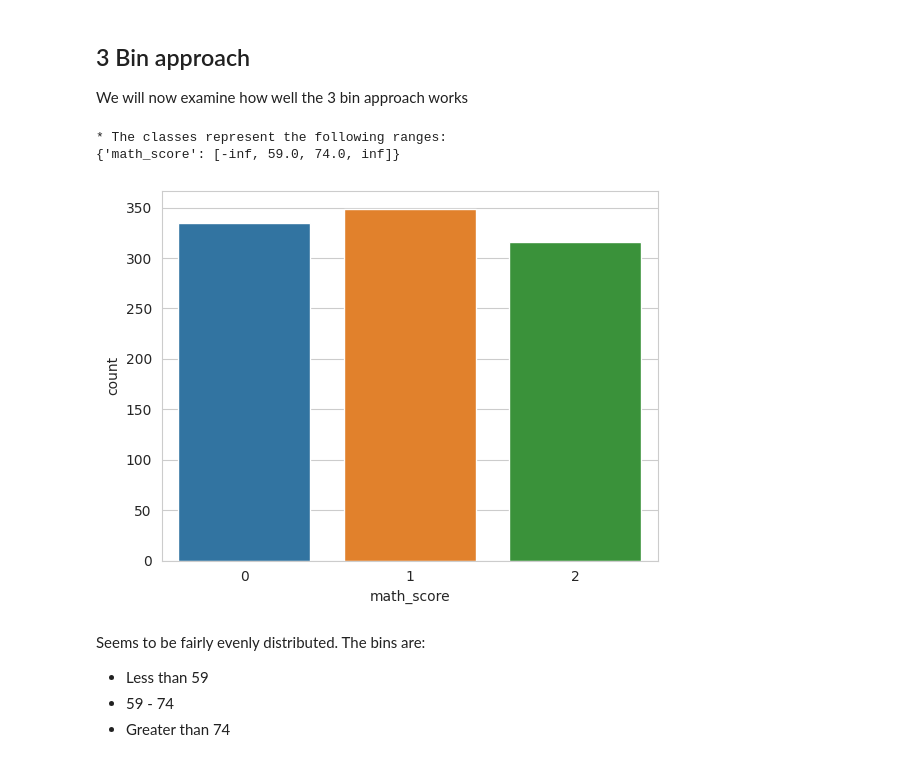
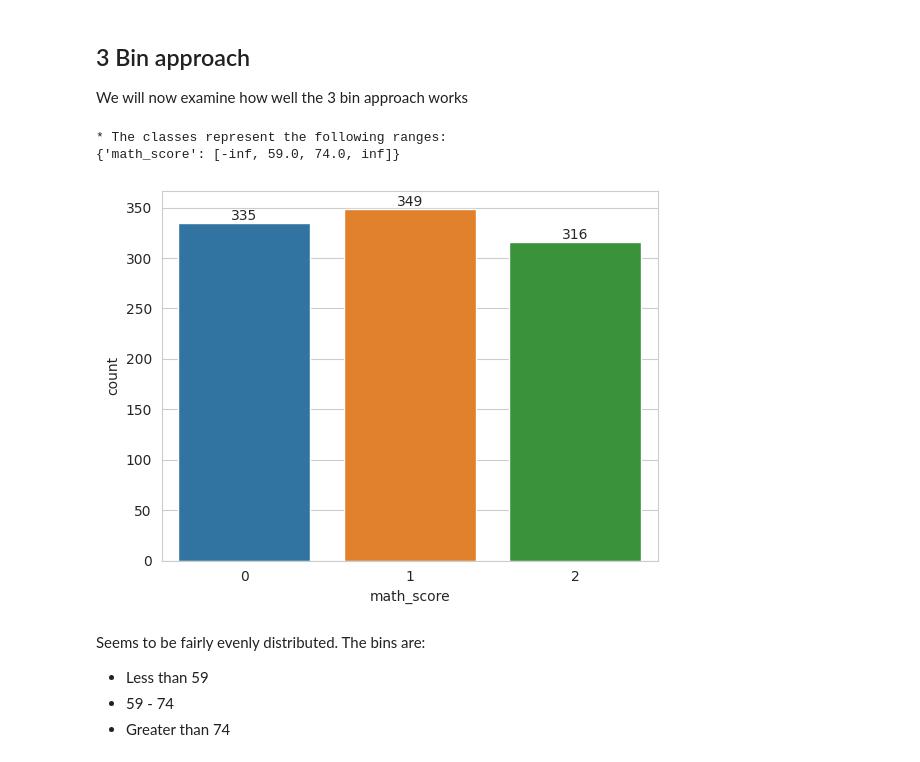
Before and after one commit to AdamBoley/Exam-Scores-Analysis, a Jupyter notebook: jupyter_notebooks/08b-math-score-model-classification.ipynb, the cells around one changed output. Saved outputs shown, nothing was run; the diff lists cells and outputs as text; code cells hidden in the pictures.

```diff
--- a/jupyter_notebooks/08b-math-score-model-classification.ipynb
+++ b/jupyter_notebooks/08b-math-score-model-classification.ipynb
@@ -457,14 +458,15 @@ We will now examine how well the 3 bin approach works
 # %%
 disc_efd_3 = EqualFrequencyDiscretiser(q=3, variables=['math_score'])
 df_maths_clf_efd_3 = disc_efd_3.fit_transform(df_maths)
 
 print(f"* The classes represent the following ranges: \n{disc_efd_3.binner_dict_} \n")
-sns.countplot(data=df_maths_clf_efd_3, x='math_score')
+fig_maths_clf_efd_3 = sns.countplot(data=df_maths_clf_efd_3, x='math_score')
+plt.bar_label(fig_maths_clf_efd_3.containers[0])
 plt.show()
 # %% [output]
 * The classes represent the following ranges:
 {'math_score': [-inf, 59.0, 74.0, inf]}
-[figure, old version]
+[figure, new version]
 # %% [markdown]
 Seems to be fairly evenly distributed. The bins are:
 - Less than 59
```
Also changed, not shown: parts of 2 cells of this notebook, 3 other files.
